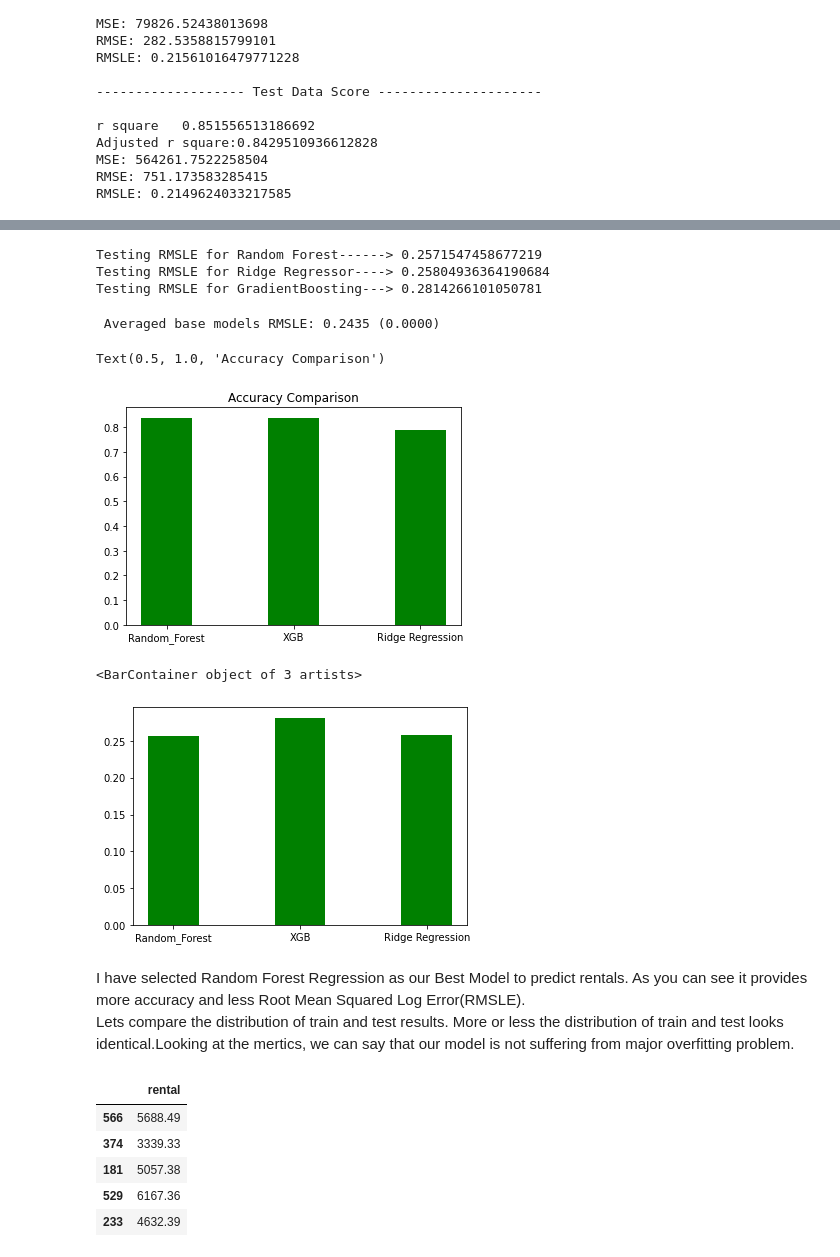
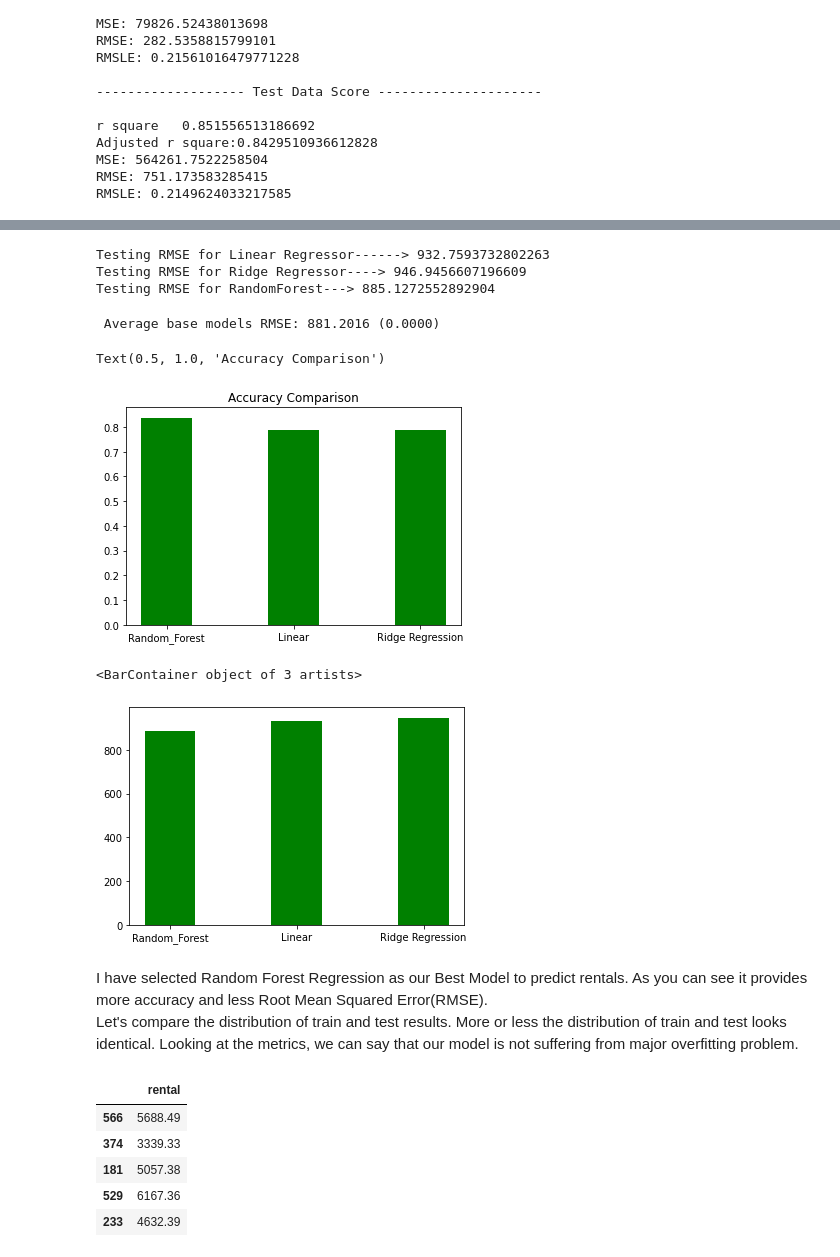
Before and after one commit to anujpatel96/TDI-Rental-Prediction, a Jupyter notebook: Rental_Predictions.ipynb, the cells around one changed output, grey strips where cells are left out. Saved outputs shown, nothing was run; the diff lists cells and outputs as text; code cells hidden in the pictures.

```diff
--- a/Rental_Predictions.ipynb
+++ b/Rental_Predictions.ipynb
@@ -914,18 +920,0 @@ RMSLE: 0.34778128077750975
-# %%
-from sklearn.ensemble import GradientBoostingRegressor
-xgb = GradientBoostingRegressor(n_estimators=50,max_depth=5, random_state = 0)
-xgb.fit(x_train, y_train)
-pred_train_xgb= xgb.predict(x_train)
-
-#prediction on test data
-pred_test_xgb = xgb.predict(x_test)
-
-train_acc_xgb = xgb.score(x_train, y_train)
-test_acc_xgb = xgb.score(x_test, y_test)
-
-RMSE_train_xgb = np.sqrt(mean_squared_error(y_train, pred_train_xgb))
-
-##calculating RMSE for test data
-RMSE_test_xgb = np.sqrt(mean_squared_error(y_test, pred_test_xgb))
-
-test_scores(xgb)
@@ -949,25 +922,25 @@ RMSLE: 0.21071036689311498
 from sklearn.model_selection import KFold
 n_folds = 7
 
-def rmsle_cv(model):
+def rmse_cv(model):
     kf = KFold(n_folds, shuffle=True, random_state=42).get_n_splits(x_train)
-    rmsle= np.sqrt(-cross_val_score(model, x_test, y_test, scoring="neg_mean_squared_log_error", cv = kf))
+   # rmsle= np.sqrt(-cross_val_score(model, x_test, y_test, scoring="neg_mean_squared_log_error", cv = kf))
     rmse= np.sqrt(-cross_val_score(model, x_test, y_test, scoring="neg_mean_squared_error", cv = kf))
-    return(sum(rmsle) / n_folds)
+    return(sum(rmse) / n_folds)
 
 
-print("Testing RMSLE for Random Forest------>" ,rmsle_cv(rf))
-print("Testing RMSLE for Ridge Regressor---->" ,rmsle_cv(rg))
-print("Testing RMSLE for GradientBoosting--->" ,rmsle_cv(xgb))
+print("Testing RMSE for Linear Regressor------>" ,rmse_cv(lr))
+print("Testing RMSE for Ridge Regressor---->" ,rmse_cv(rg))
+print("Testing RMSE for RandomForest--->" ,rmse_cv(rf))
 
 def acc_cv(model):
     kf = KFold(n_folds, shuffle=True, random_state=42).get_n_splits(x_train)
     r2_score = cross_val_score(model, x_train, y_train, scoring="r2", cv = kf)
     return(sum(r2_score) / n_folds)
 # %% [output]
-Testing RMSLE for Random Forest------> 0.2571547458677219
-Testing RMSLE for Ridge Regressor----> 0.25804936364190684
-Testing RMSLE for GradientBoosting---> 0.2814266101050781
+Testing RMSE for Linear Regressor------> 932.7593732802263
+Testing RMSE for Ridge Regressor----> 946.9456607196609
+Testing RMSE for RandomForest---> 885.1272552892904
 # %%
 from sklearn.base import BaseEstimator,RegressorMixin,TransformerMixin,clone
 
@@ -994,11 +967,11 @@ class AveragingModels(BaseEstimator, RegressorMixin, TransformerMixin):
         ])
         return np.mean(predictions, axis=1)
 
-averaged_models = AveragingModels(models = (lr,xgb,rf,rg))
+averaged_models = AveragingModels(models = (lr,rg,rf))
 
-score = rmsle_cv(averaged_models)
-print(" Averaged base models RMSLE: {:.4f} ({:.4f})\n".format(score.mean(), score.std()))
+score = rmse_cv(averaged_models)
+print(" Average base models RMSE: {:.4f} ({:.4f})\n".format(score.mean(),score.std()))
 # %% [output]
- Averaged base models RMSLE: 0.2435 (0.0000)
+ Average base models RMSE: 881.2016 (0.0000)
 # %%
 arf = acc_cv(rf)
@@ -1006,7 +979,7 @@ axgb = acc_cv(xgb)
 arg = acc_cv(rg)
 # %%
-plt.bar(['Random_Forest', 'XGB', 'Ridge Regression'], [arf,axgb,arg], width = 0.4, color = 'green')
+plt.bar(['Random_Forest', 'Linear', 'Ridge Regression'], [arf,alr,arg], width = 0.4, color = 'green')
 plt.title("Accuracy Comparison")
 # %% [output]
 Text(0.5, 1.0, 'Accuracy Comparison')
-[figure, old version]
+[figure, new version]
@@ -1017,11 +986,15 @@ rrg = rmsle_cv(rg)
+# %%
+rrf = rmse_cv(rf)
+rlr = rmse_cv(lr)
+rrg = rmse_cv(rg)
 # %%
-plt.bar(['Random_Forest', 'XGB', 'Ridge Regression'], [rrf,rxgb,rrg], width = 0.4, color = 'green')
+plt.bar(['Random_Forest', 'Linear', 'Ridge Regression'], [rrf,rlr,rrg], width = 0.4, color = 'green')
 # %% [output]
 <BarContainer object of 3 artists>
-[figure, old version]
+[figure, new version]
 # %% [markdown]
-I have selected Random Forest Regression as our Best Model to predict rentals. As you can see it provides more accuracy and less Root Mean Squared Log Error(RMSLE).
-<br>Lets compare the distribution of train and test results. More or less the distribution of train and test looks identical.Looking at the mertics, we can say that our model is not suffering from major overfitting problem.
+I have selected Random Forest Regression as our Best Model to predict rentals. As you can see it provides more accuracy and less Root Mean Squared Error(RMSE).
+<br>Let's compare the distribution of train and test results. More or less the distribution of train and test looks identical. Looking at the metrics, we can say that our model is not suffering from major overfitting problem.
 # %%
 test_predicted = rf.predict(x_test)
 pd.DataFrame(test_predicted,index = y_test.index,columns=['rental']).head(5)
```
Also changed, not shown: parts of 16 cells of this notebook.
